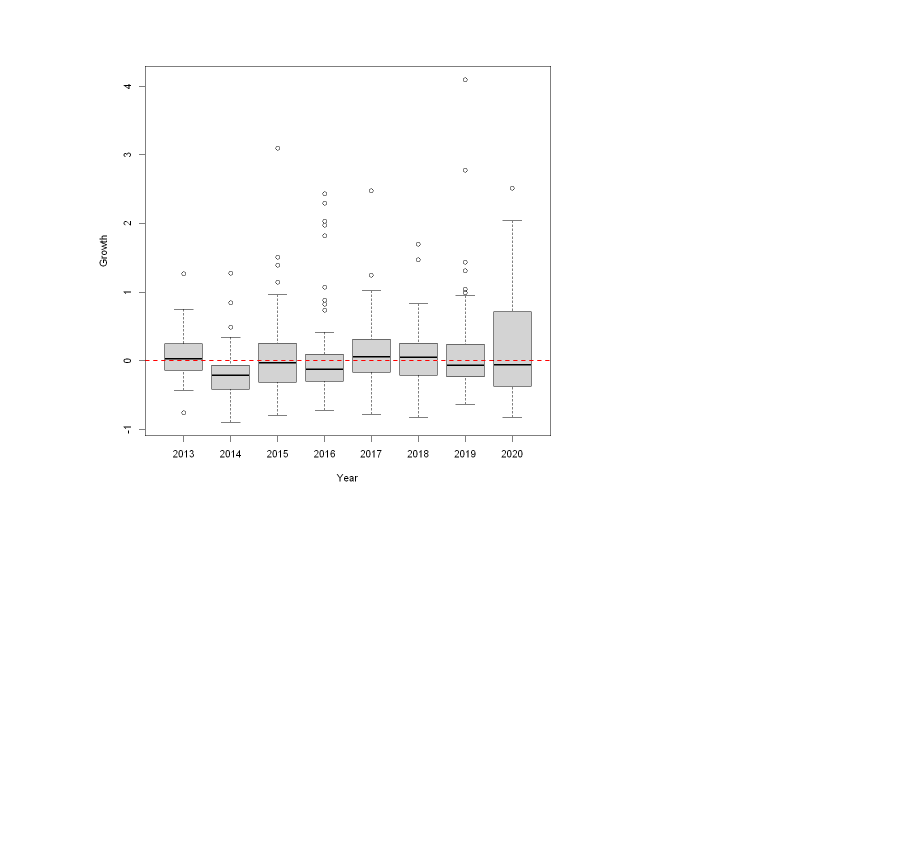
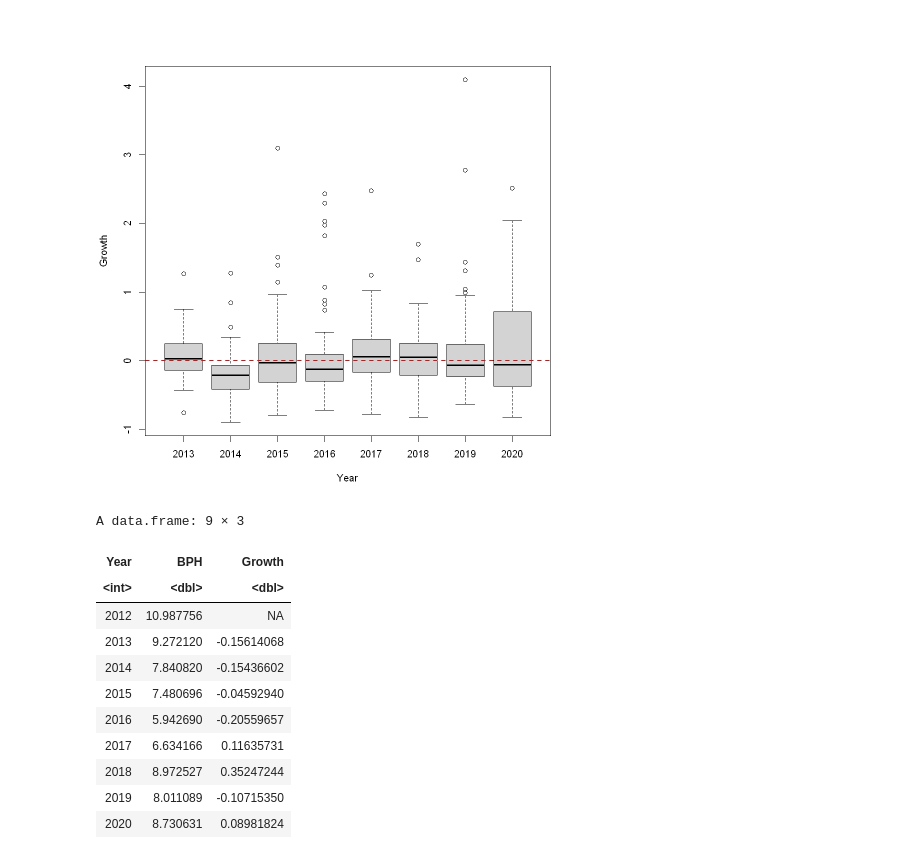
Before and after one commit to dongmeic/BikeCounting, a Jupyter notebook: BikeCounts/Explore_Bike_Counts.ipynb, the cells around one changed output. Cells and saved outputs as stored; diff of their text form; code cells hidden in the pictures; blank space fills up the shorter version.

Commit message:
cal growth

```diff
--- a/BikeCounts/Explore_Bike_Counts.ipynb
+++ b/BikeCounts/Explore_Bike_Counts.ipynb
@@ -314,3 +314,20 @@ boxplot(Growth~Year,data=outdata)
 abline(h=0, col='red', lwd=2, lty=2)
 # %% [output]
 [figure]
+# %%
+# MPO-wide growth in BPH
+transform(aggregate(x=list(BPH = data1$Hourly_Count), by=list(Year = data1$Year), FUN=mean), Growth=ave(BPH,
+                         FUN=function(x) c(NA,exp(diff(log(x)))-1)))
+# %% [output]
+A data.frame: 9 × 3
+| Year | BPH | Growth |
+| <int> | <dbl> | <dbl> |
+| 2012 | 10.987756 | NA |
+| 2013 | 9.272120 | -0.15614068 |
+| 2014 | 7.840820 | -0.15436602 |
+| 2015 | 7.480696 | -0.04592940 |
+| 2016 | 5.942690 | -0.20559657 |
+| 2017 | 6.634166 | 0.11635731 |
+| 2018 | 8.972527 | 0.35247244 |
+| 2019 | 8.011089 | -0.10715350 |
+| 2020 | 8.730631 | 0.08981824 |
```
